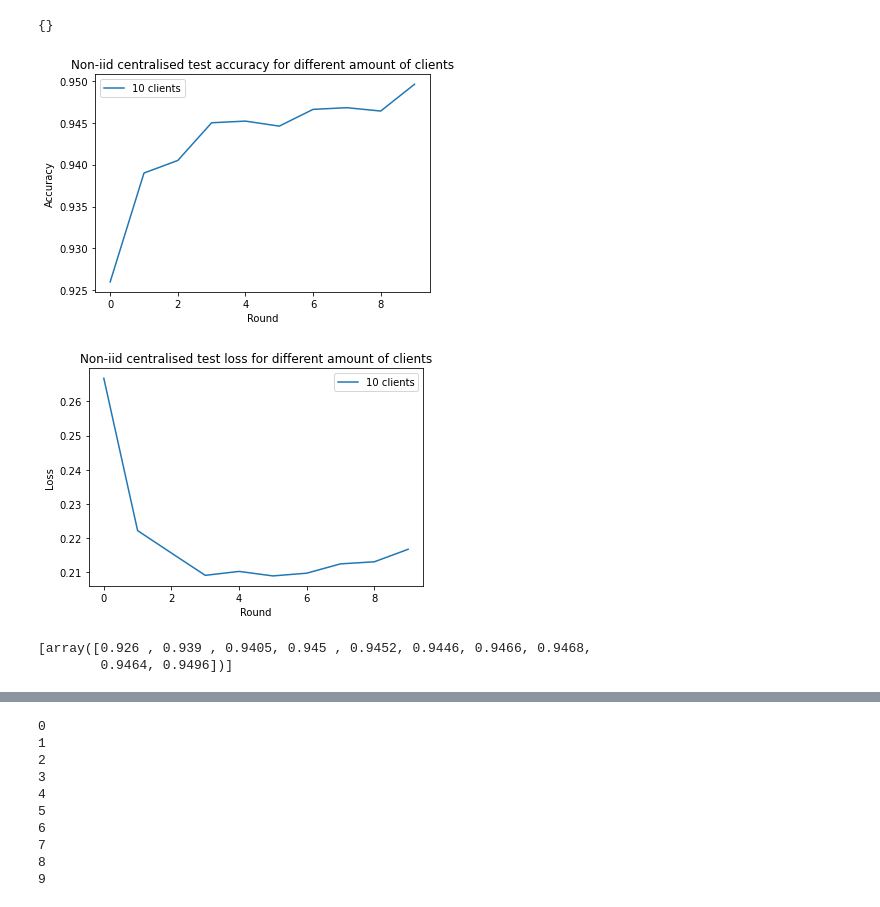
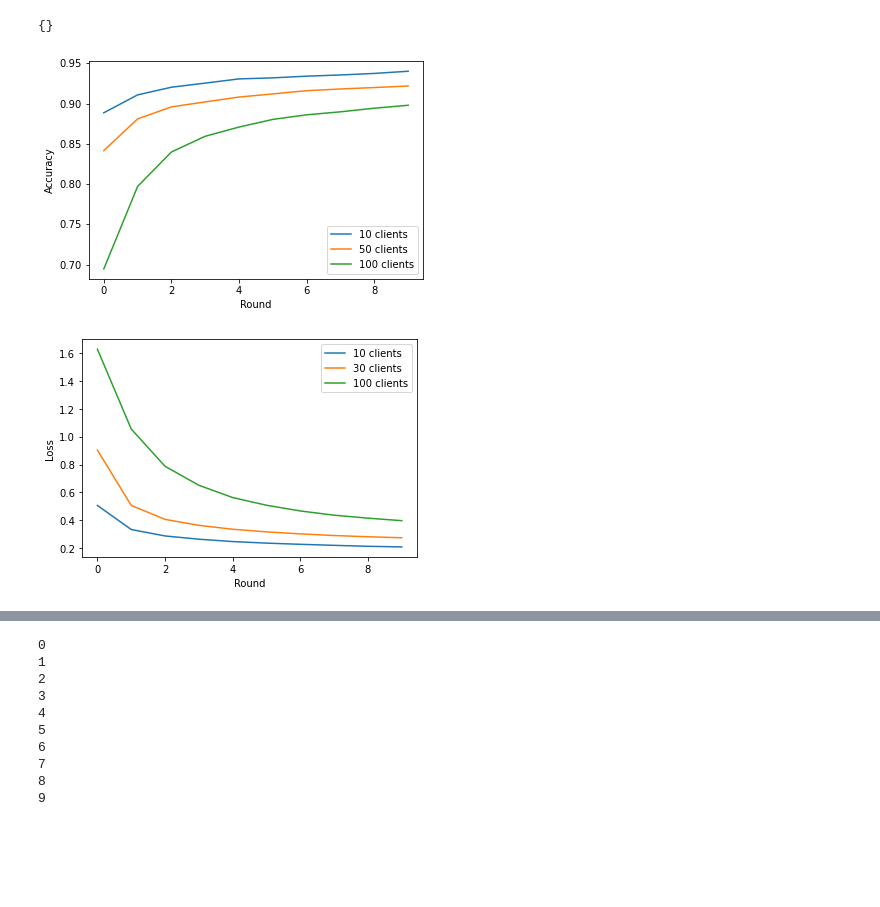
Before and after one commit to Zigolox/Federated-Learning-On-RPi, a Jupyter notebook: src/Untitled.ipynb, the cells around one changed output, grey strips where cells are left out. Cells and saved outputs as stored; diff of their text form; code cells hidden in the pictures; blank space fills up the shorter version.

```diff
--- a/src/Untitled.ipynb
+++ b/src/Untitled.ipynb
@@ -14,7 +14,7 @@ a.metrics_distributed
 {}
 # %%
 acc, loss = [], []
-for clients in [2]:
+for clients in [10,30,100]:
     a = simulation(10,clients , 1, 3, True)
 
     acc += [np.array(a.metrics_centralized["accuracy"])[1:,1]]
@@ -22,25 +22,20 @@ for clients in [2]:
 # %%
 for i,j in zip(acc,[10,50,100]):
     plt.plot(i,label=f"{j} clients")
-plt.title("Non-iid centralised test accuracy for different amount of clients")
+#plt.title("Simulated centralised test accuracy on IID data")
 plt.xlabel("Round")
 plt.ylabel("Accuracy")
 plt.legend()
 plt.savefig("img/multiple_clients_accuracy.pdf")
 plt.show()
 for i,j in zip(loss,[10,30,100]):
     plt.plot(i,label=f"{j} clients")
-plt.title("Non-iid centralised test loss for different amount of clients")
+#plt.title("Simulated centralised test loss on IID data")
 plt.xlabel("Round")
 plt.ylabel("Loss")
 plt.legend()
 plt.savefig("img/multiple_clients_loss.pdf")
 plt.show()
 # %% [output]
-[figure, old version]
+[figure, new version]
-[figure, old version]
+[figure, new version]
-# %%
-acc
-# %% [output]
-[array([0.926 , 0.939 , 0.9405, 0.945 , 0.9452, 0.9446, 0.9466, 0.9468,
-        0.9464, 0.9496])]
```
Also changed, not shown: parts of 12 cells of this notebook, 15 other files.
